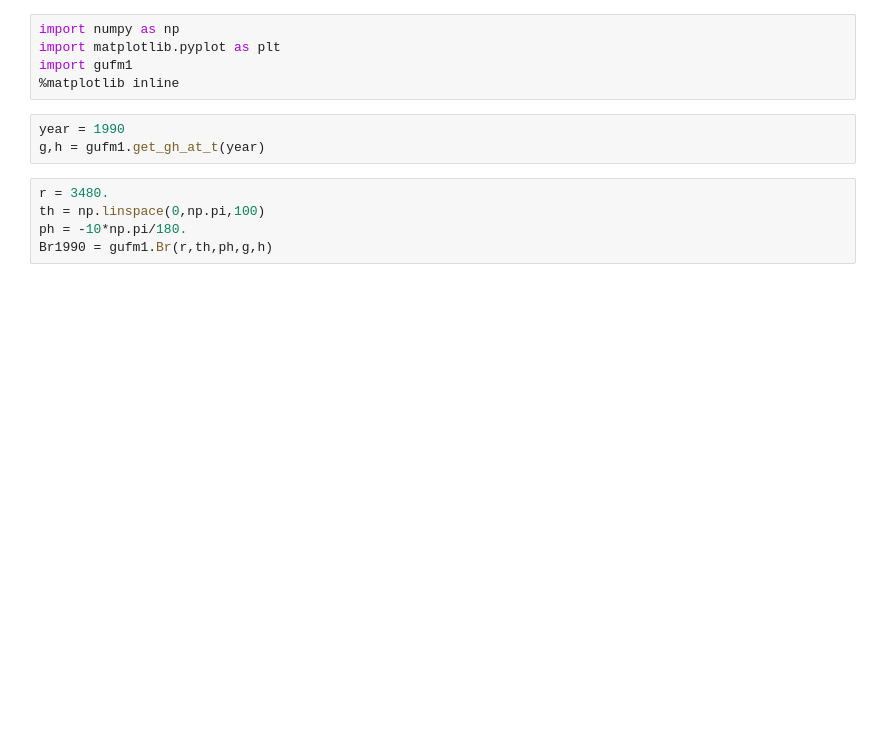
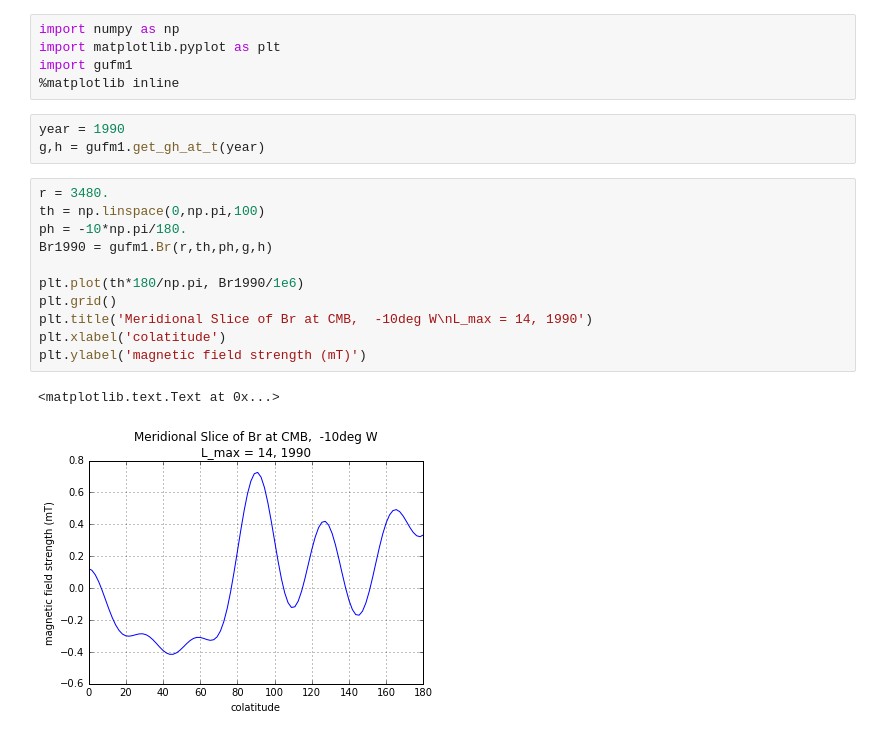
Before and after one commit to nknezek/gufm1, a Jupyter notebook: GUFM1 Demonstration.ipynb, the cells around one changed output. Drawn from its saved outputs; the diff is of its cells as text; blank space fills up the shorter version.

```diff
--- a/GUFM1 Demonstration.ipynb
+++ b/GUFM1 Demonstration.ipynb
@@ -9,6 +9,15 @@ g,h = gufm1.get_gh_at_t(year)
 # %%
 r = 3480.
 th = np.linspace(0,np.pi,100)
 ph = -10*np.pi/180.
 Br1990 = gufm1.Br(r,th,ph,g,h)
+
+plt.plot(th*180/np.pi, Br1990/1e6)
+plt.grid()
+plt.title('Meridional Slice of Br at CMB,  -10deg W\nL_max = 14, 1990')
+plt.xlabel('colatitude')
+plt.ylabel('magnetic field strength (mT)')
+# %% [output]
+<matplotlib.text.Text at 0x...>
+[figure, added]
 # %%
```
Also changed, not shown: parts of 3 cells of this notebook, 1 other file.
